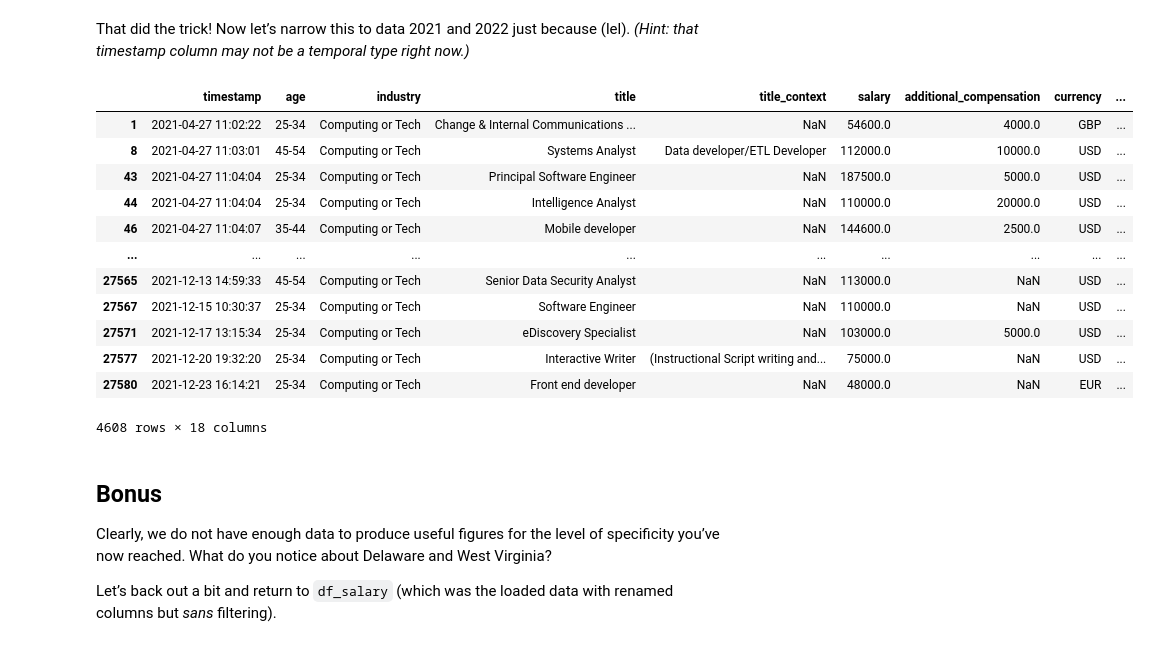
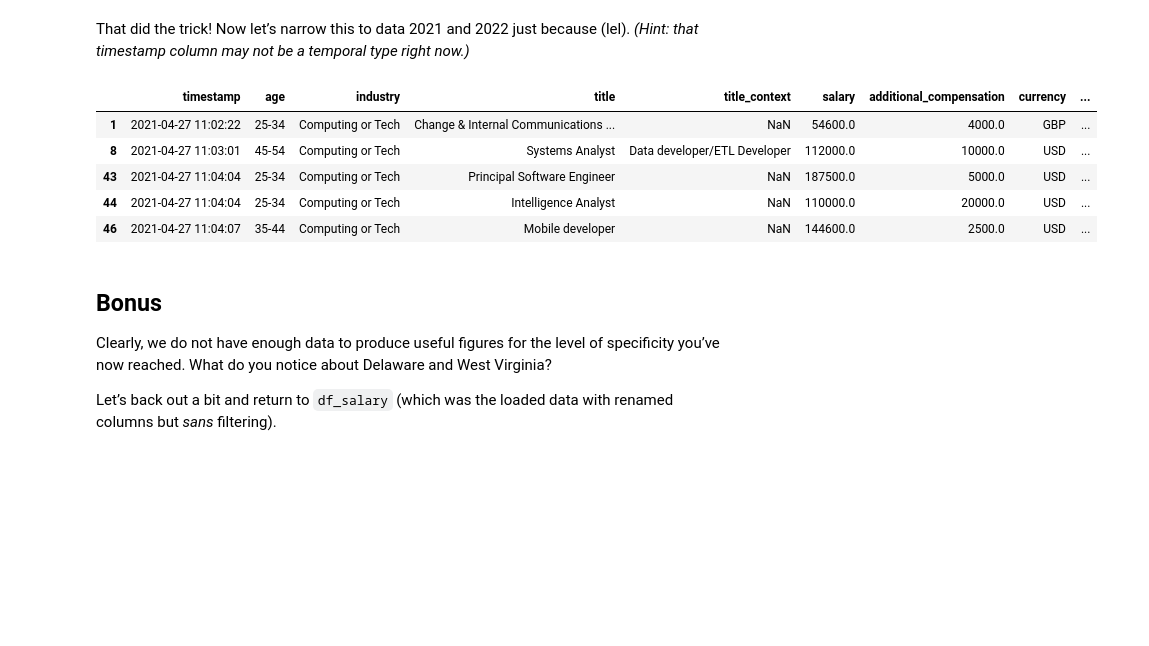
Before and after one commit to CUNYTechPrep/ds-fall-2026, a Jupyter notebook: Week-02-Pandas-and-How-to-Make-a-Sick-Project/exercise/Paulo Zapata Week2.ipynb, the cells around one changed output. Drawn from its saved outputs; the diff is of its cells as text; code cells hidden in the pictures; blank space fills up the shorter version.

```diff
--- a/Week-02-Pandas-and-How-to-Make-a-Sick-Project/exercise/Paulo Zapata Week2.ipynb
+++ b/Week-02-Pandas-and-How-to-Make-a-Sick-Project/exercise/Paulo Zapata Week2.ipynb
@@ -539,23 +539,16 @@ That did the trick! Now let’s narrow this to data 2021 and 2022 just because (
 # %%
 # Filter the data to within 2021, 2022, or 2023, saving the DataFrame to a new variable, and generate the summary again.
 
 df_salary_tech['timestamp']=pd.to_datetime(df_salary_tech['timestamp'])
 df_summary=df_salary_tech[df_salary_tech['timestamp'].dt.year.isin([2021])]
-df_summary
+df_summary.head()
 # %% [output]
 |  | timestamp | age | industry | title | title_context | salary | additional_compensation | currency | ... |
 | 1 | 2021-04-27 11:02:22 | 25-34 | Computing or Tech | Change & Internal Communications ... | NaN | 54600.0 | 4000.0 | GBP | ... |
 | 8 | 2021-04-27 11:03:01 | 45-54 | Computing or Tech | Systems Analyst | Data developer/ETL Developer | 112000.0 | 10000.0 | USD | ... |
 | 43 | 2021-04-27 11:04:04 | 25-34 | Computing or Tech | Principal Software Engineer | NaN | 187500.0 | 5000.0 | USD | ... |
 | 44 | 2021-04-27 11:04:04 | 25-34 | Computing or Tech | Intelligence Analyst | NaN | 110000.0 | 20000.0 | USD | ... |
 | 46 | 2021-04-27 11:04:07 | 35-44 | Computing or Tech | Mobile developer | NaN | 144600.0 | 2500.0 | USD | ... |
-| ... | ... | ... | ... | ... | ... | ... | ... | ... | ... |
-| 27565 | 2021-12-13 14:59:33 | 45-54 | Computing or Tech | Senior Data Security Analyst | NaN | 113000.0 | NaN | USD | ... |
-| 27567 | 2021-12-15 10:30:37 | 25-34 | Computing or Tech | Software Engineer | NaN | 110000.0 | NaN | USD | ... |
-| 27571 | 2021-12-17 13:15:34 | 25-34 | Computing or Tech | eDiscovery Specialist | NaN | 103000.0 | 5000.0 | USD | ... |
-| 27577 | 2021-12-20 19:32:20 | 25-34 | Computing or Tech | Interactive Writer | (Instructional Script writing and... | 75000.0 | NaN | USD | ... |
-| 27580 | 2021-12-23 16:14:21 | 25-34 | Computing or Tech | Front end developer | NaN | 48000.0 | NaN | EUR | ... |
-4608 rows × 18 columns
 # %% [markdown]
 ## Bonus
 
```
